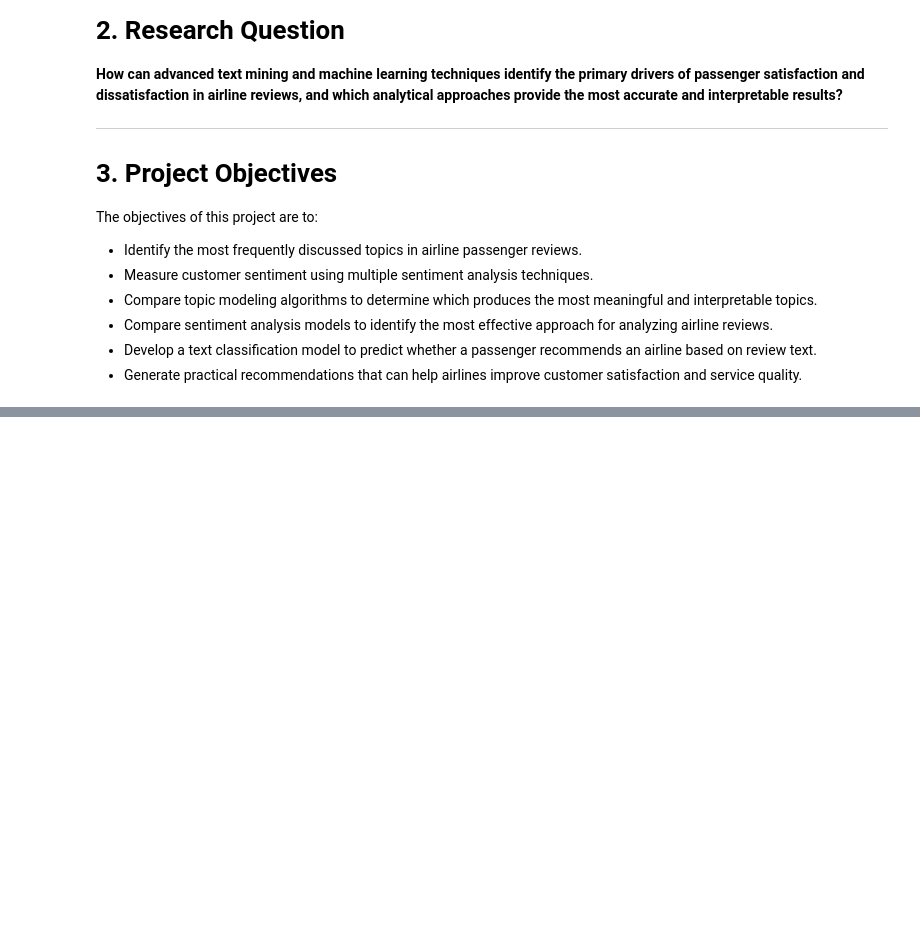
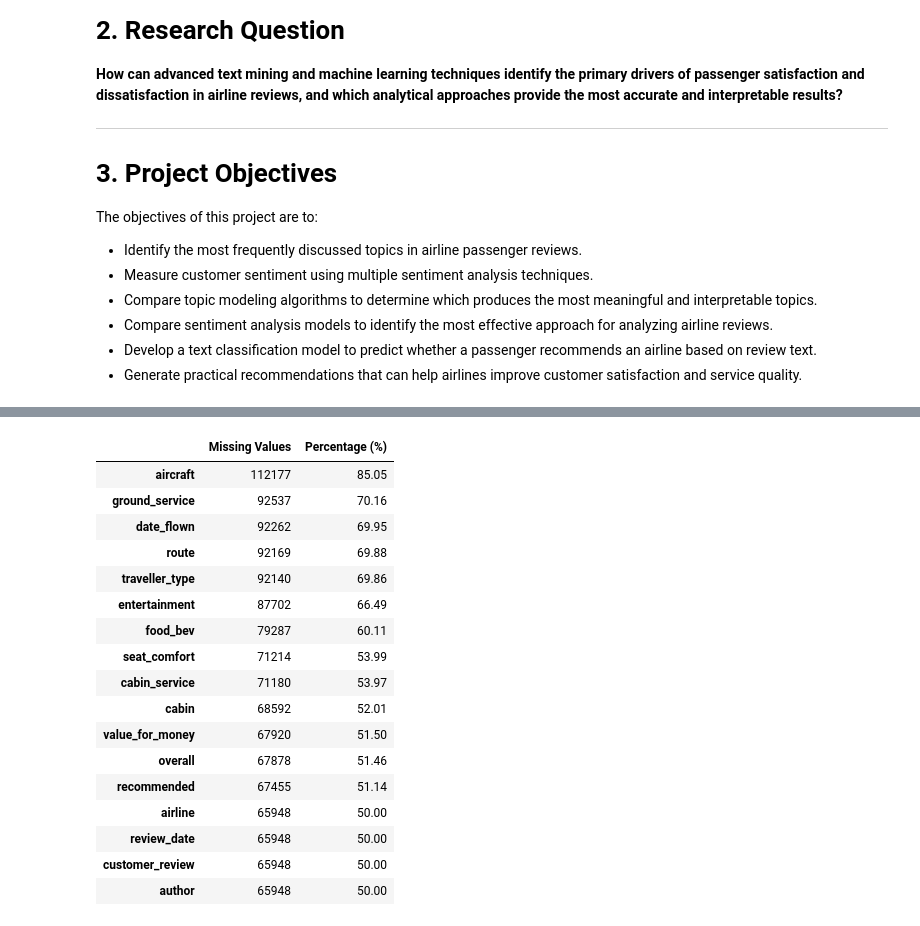
Before and after one commit to saurabh-parate/project-skytrax-airline, a Jupyter notebook: group5-skytrax-airline-reviews.ipynb, the cells around one changed output, grey strips where cells are left out. Cells and saved outputs as stored; diff of their text form; code cells hidden in the pictures; blank space fills up the shorter version.

```diff
--- a/group5-skytrax-airline-reviews.ipynb
+++ b/group5-skytrax-airline-reviews.ipynb
@@ -41,0 +46,26 @@ The objectives of this project are to:
+# %%
+# ==========================================
+# Import Required Libraries
+# ==========================================
+
+# Data manipulation
+import pandas as pd
+import numpy as np
+
+# Data visualization
+import matplotlib.pyplot as plt
+import seaborn as sns
+
+# Text processing
+import re
+import string
+
+# Ignore warnings
+import warnings
+warnings.filterwarnings("ignore")
+
+# Display settings
+pd.set_option("display.max_columns", None)
+pd.set_option("display.max_colwidth", None)
+
+print("Libraries imported successfully!")
@@ -82,0 +215,35 @@ df.columns.tolist()
+# %%
+# ==========================================
+# Missing Values Analysis
+# ==========================================
+
+missing_values = pd.DataFrame({
+    "Missing Values": df.isnull().sum(),
+    "Percentage (%)": (df.isnull().sum() / len(df) * 100).round(2)
+})
+
+missing_values = missing_values.sort_values(
+    by="Percentage (%)",
+    ascending=False
+)
+
+missing_values
+# %% [output]
+|  | Missing Values | Percentage (%) |
+| aircraft | 112177 | 85.05 |
+| ground_service | 92537 | 70.16 |
+| date_flown | 92262 | 69.95 |
+| route | 92169 | 69.88 |
+| traveller_type | 92140 | 69.86 |
+| entertainment | 87702 | 66.49 |
+| food_bev | 79287 | 60.11 |
+| seat_comfort | 71214 | 53.99 |
+| cabin_service | 71180 | 53.97 |
+| cabin | 68592 | 52.01 |
+| value_for_money | 67920 | 51.50 |
+| overall | 67878 | 51.46 |
+| recommended | 67455 | 51.14 |
+| airline | 65948 | 50.00 |
+| review_date | 65948 | 50.00 |
+| customer_review | 65948 | 50.00 |
+| author | 65948 | 50.00 |
```
Also changed, not shown: parts of 16 cells of this notebook.
